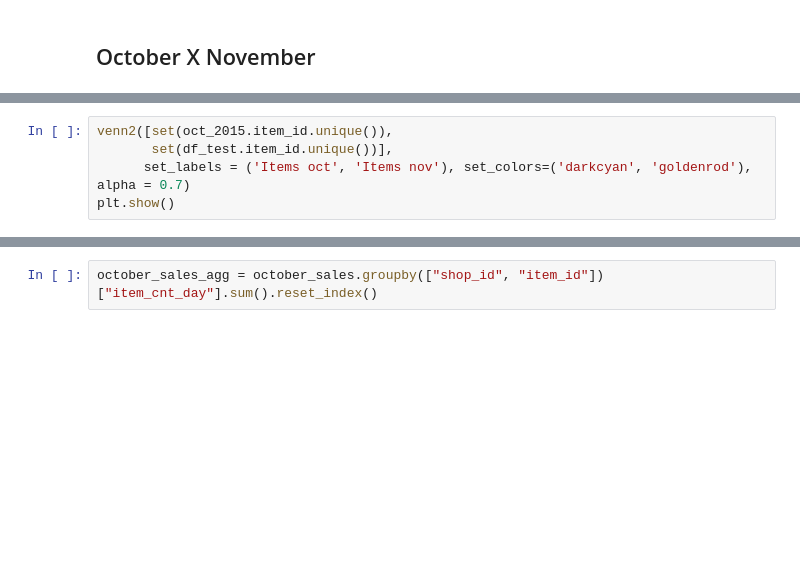
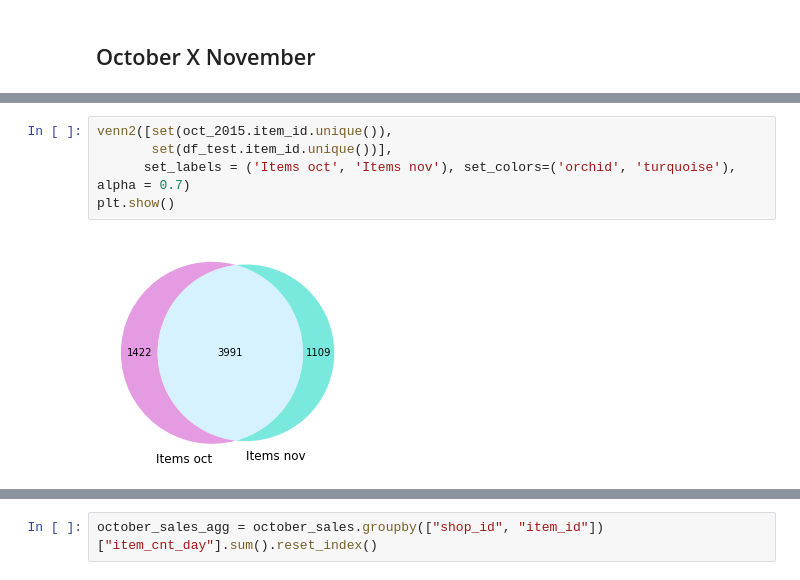
Before and after one commit to wojtekgradzinski/AISpring21, a Jupyter notebook: M4 - Feature Engineering/D6 - FeatSel & DimRed/predict_future_sales.ipynb, the cells around one changed output, grey strips where cells are left out. Saved outputs shown, nothing was run; the diff lists cells and outputs as text; blank space fills up the shorter version.

```diff
--- a/M4 - Feature Engineering/D6 - FeatSel & DimRed/predict_future_sales.ipynb
+++ b/M4 - Feature Engineering/D6 - FeatSel & DimRed/predict_future_sales.ipynb
@@ -83,8 +144,10 @@ oct15_item_shop = oct_2015.groupby(["shop_id", "item_id"])["item_cnt_day"].sum()
 # %%
 venn2([set(oct_2015.item_id.unique()),
        set(df_test.item_id.unique())],
-      set_labels = ('Items oct', 'Items nov'), set_colors=('darkcyan', 'goldenrod'), alpha = 0.7)
+      set_labels = ('Items oct', 'Items nov'), set_colors=('orchid', 'turquoise'), alpha = 0.7)
 plt.show()
+# %% [output]
+[figure, added]
 # %%
 venn3([set(sep_2015.item_id.unique()),
        set(oct_2015.item_id.unique()),
```
Also changed, not shown: parts of 22 cells of this notebook.
